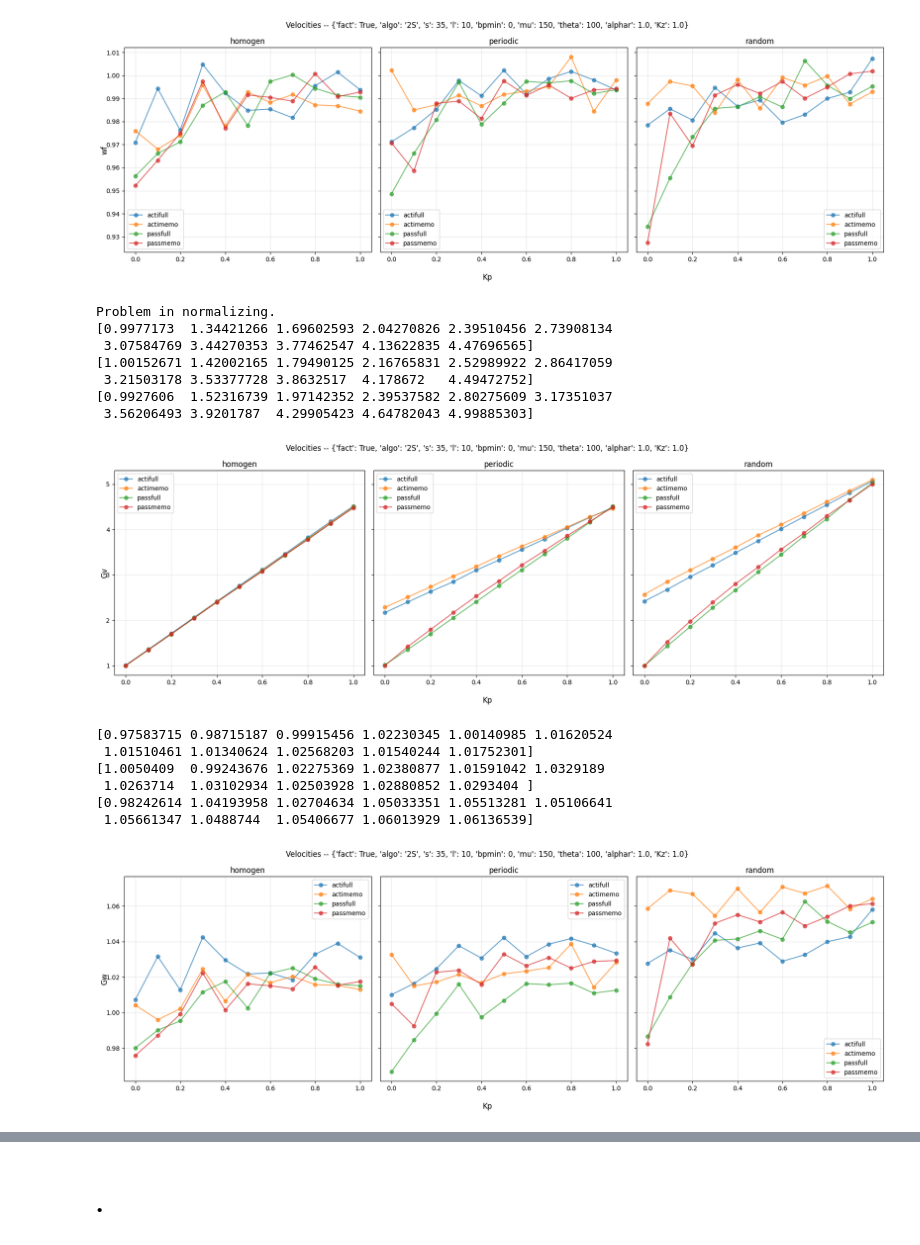
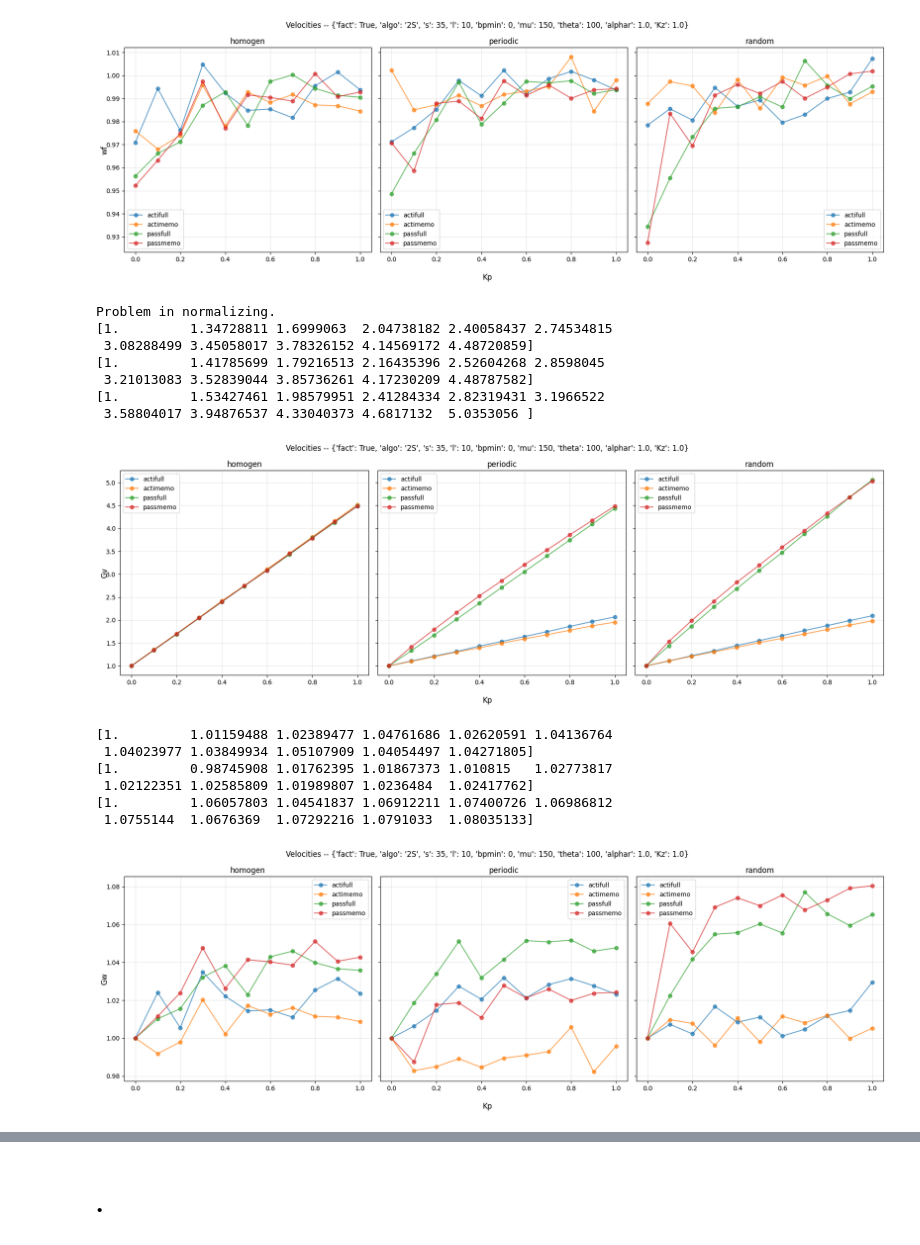
Before and after one commit to npelletbossot/Workspace, a Jupyter notebook: notebooks/work/fact.ipynb, the cells around one changed output, grey strips where cells are left out. Drawn from its saved outputs; the diff is of its cells as text; code cells hidden in the pictures.

```diff
--- a/notebooks/work/fact.ipynb
+++ b/notebooks/work/fact.ipynb
@@ -228,7 +232,7 @@ params_fixed = {
     "mu"    : 150,
     "theta" : 100,
     "alphar": 1.0,
-    "Kz"    : 0.00
+    "Kz"    : FILTERS["Kz"]
 }
 
 df_study = df_all.filter(pl.all_horizontal(pl.col(k) == v for k, v in params_fixed.items()))
@@ -384,49 +386,49 @@ df_check = (
     .filter(
         (pl.col("s")     == 35  ) &
         (pl.col("mu")    == 150 ) &
         (pl.col("theta") == 100 ) &
-        (pl.col("Kp")    == 0.00)
+        (pl.col("Kp")    == FILTERS["Kp"])
     )
     .select(["land", "mode", "l", "Gv", "Gw"])
 )
 
 if not np.allclose(df_check["Gv"].to_numpy(), 1.0) or not np.allclose(df_check["Gw"].to_numpy(), 1.0):
     print("Problem in normalizing.")
 
 
 # ── PLOT : Call ───────────────────────────────────────────────────────────────
 params_fixed = {
     "fact"  : True,
     "algo"  : "2S",
     "s"     : 35,
     "l"     : 10,
     "bpmin" : 0,
     "mu"    : 150,
     "theta" : 100,
     "alphar": 1.0,
-    "Kz"    : 1.00
+    "Kz"    : FILTERS["Kz"]
 }
 
 df_work = df_study.filter(pl.all_horizontal(pl.col(k) == v for k, v in params_fixed.items()))
 
 plot_velocities(df_work, y_col="Gv", y_th_col=None, params_fixed=params_fixed)
 plot_velocities(df_work, y_col="Gw", y_th_col=None, params_fixed=params_fixed)
 # %% [output]
 Problem in normalizing.
-[0.9977173  1.34421266 1.69602593 2.04270826 2.39510456 2.73908134
- 3.07584769 3.44270353 3.77462547 4.13622835 4.47696565]
-[1.00152671 1.42002165 1.79490125 2.16765831 2.52989922 2.86417059
- 3.21503178 3.53377728 3.8632517  4.178672   4.49472752]
-[0.9927606  1.52316739 1.97142352 2.39537582 2.80275609 3.17351037
- 3.56206493 3.9201787  4.29905423 4.64782043 4.99885303]
+[1.         1.34728811 1.6999063  2.04738182 2.40058437 2.74534815
+ 3.08288499 3.45058017 3.78326152 4.14569172 4.48720859]
+[1.         1.41785699 1.79216513 2.16435396 2.52604268 2.8598045
+ 3.21013083 3.52839044 3.85736261 4.17230209 4.48787582]
+[1.         1.53427461 1.98579951 2.41284334 2.82319431 3.1966522
+ 3.58804017 3.94876537 4.33040373 4.6817132  5.0353056 ]
-[figure, old version]
+[figure, new version]
-[0.97583715 0.98715187 0.99915456 1.02230345 1.00140985 1.01620524
- 1.01510461 1.01340624 1.02568203 1.01540244 1.01752301]
-[1.0050409  0.99243676 1.02275369 1.02380877 1.01591042 1.0329189
- 1.0263714  1.03102934 1.02503928 1.02880852 1.0293404 ]
-[0.98242614 1.04193958 1.02704634 1.05033351 1.05513281 1.05106641
- 1.05661347 1.0488744  1.05406677 1.06013929 1.06136539]
+[1.         1.01159488 1.02389477 1.04761686 1.02620591 1.04136764
+ 1.04023977 1.03849934 1.05107909 1.04054497 1.04271805]
+[1.         0.98745908 1.01762395 1.01867373 1.010815   1.02773817
+ 1.02122351 1.02585809 1.01989807 1.0236484  1.02417762]
+[1.         1.06057803 1.04541837 1.06912211 1.07400726 1.06986812
+ 1.0755144  1.0676369  1.07292216 1.0791033  1.08035133]
-[figure, old version]
+[figure, new version]
 # %%
 # ── II.2 : GAINS COMPARAISON ──────────────────────────────────────────────────
 
```
Also changed, not shown: parts of 6 cells of this notebook.
